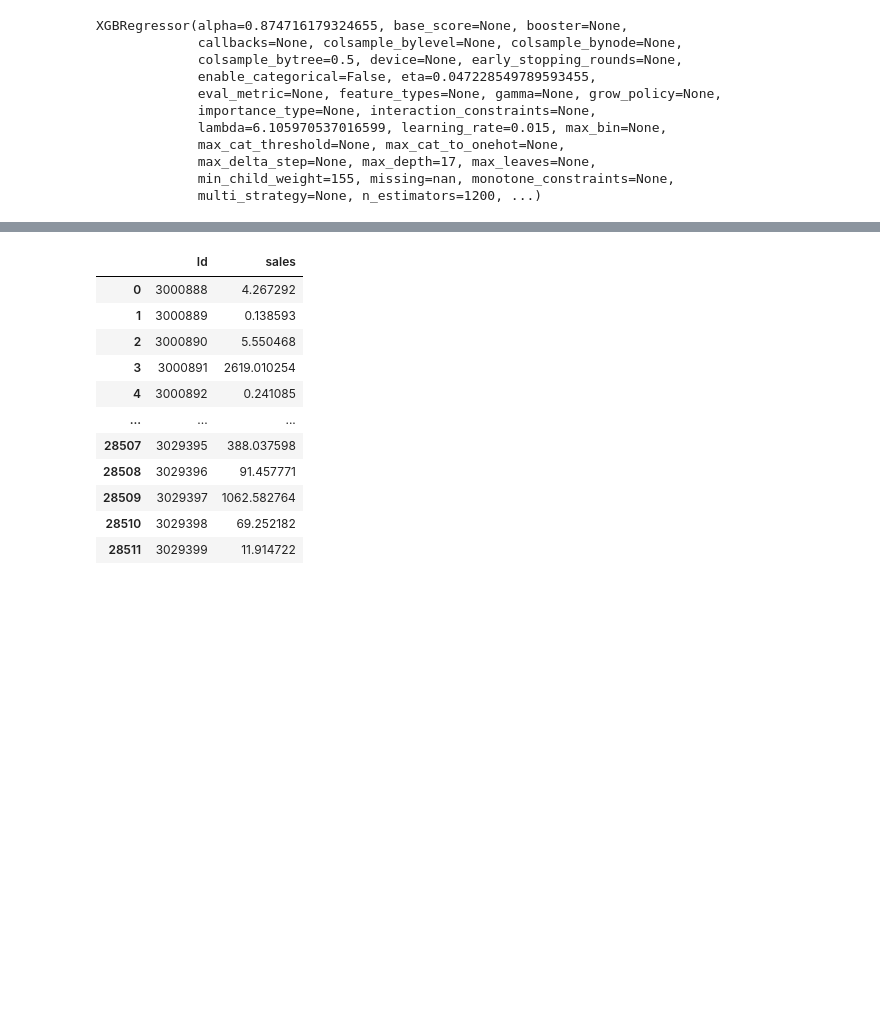
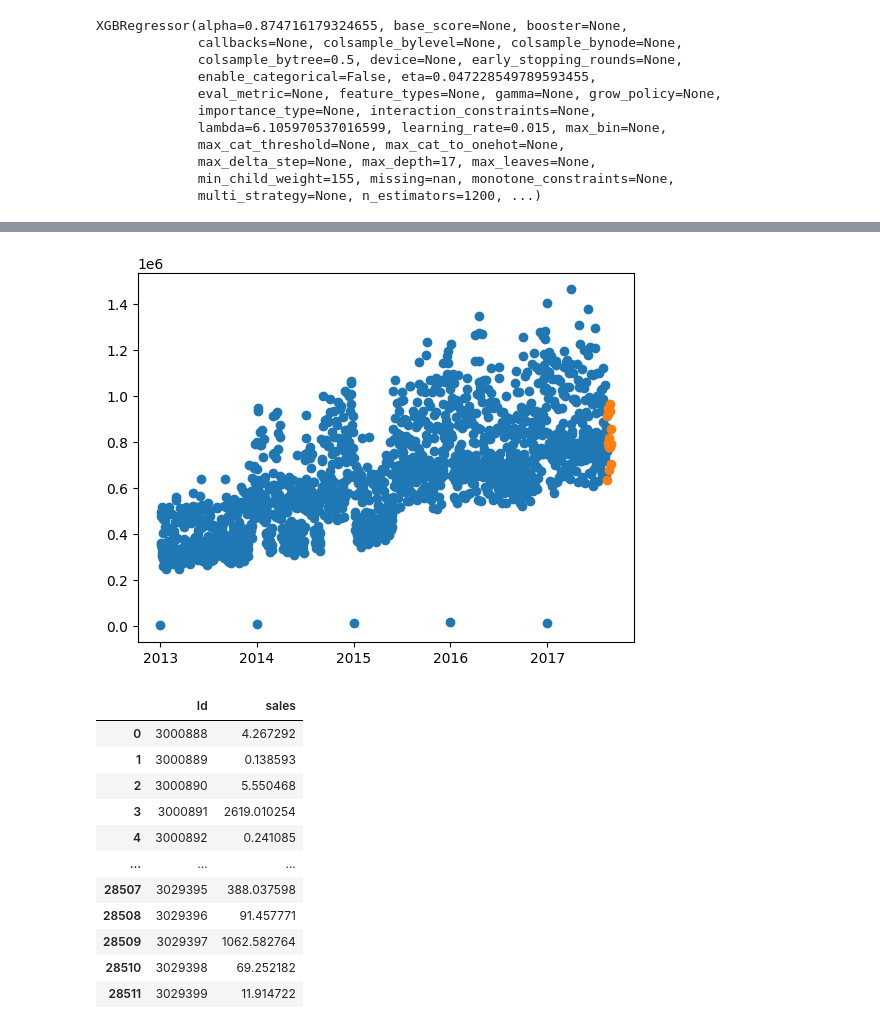
Before and after one commit to mtkrahling/-kaggle_projects, a Jupyter notebook: sales-forecasting_v1_inprog.ipynb, the cells around one changed output, grey strips where cells are left out. Drawn from its saved outputs; the diff is of its cells as text; code cells hidden in the pictures; blank space fills up the shorter version.

Commit message:
Kaggle Notebook | sales_forecasting | Version 14

```diff
--- a/sales-forecasting_v1_inprog.ipynb
+++ b/sales-forecasting_v1_inprog.ipynb
@@ -213,9 +213,6 @@ avg_sales_by_store['store_cat'] =  range(len(avg_sales_by_store))
 store_cat_dict = dict(zip(avg_sales_by_store['store_nbr'], avg_sales_by_store['store_cat']))
 train_df["store_nbr"] = train_df['store_nbr'].map(store_cat_dict)
 test_df["store_nbr"] = test_df["store_nbr"].map(store_cat_dict)
-# %%
-train_df_ = create_features(train_df)
-test_df = create_features(test_df)
 # %%
 sns.barplot(data=train_df, x="family", y="sales")
 # %% [output]
@@ -382,3 +379,5 @@ XGBRegressor(alpha=0.874716179324655, base_score=None, booster=None,
              multi_strategy=None, n_estimators=1200, ...)
 # %%
 y_pred = xgb_model.predict(X_test)
+# %%
+test_df["predictions"] = np.expm1(y_pred)
@@ -385,3 +400,12 @@ y_pred = xgb_model.predict(X_test)
+# %%
+test_sum_sales_by_date_daily= pd.DataFrame(data = test_df.groupby("date")["predictions"].sum().reset_index())
+sum_sales_by_date_daily= pd.DataFrame(data = train_df.groupby("date")["sales"].sum().reset_index())
+# %%
+plt.scatter(sum_sales_by_date_daily["date"], sum_sales_by_date_daily["sales"])
+plt.scatter(test_sum_sales_by_date_daily["date"], test_sum_sales_by_date_daily["predictions"])
+plt.show()
+# %% [output]
+[figure, added]
 # %%
 output = pd.DataFrame({'Id': ids, 'sales': np.expm1(y_pred)})
 output.to_csv('submission.csv', index=False)
```
Also changed, not shown: parts of 5 cells of this notebook.
